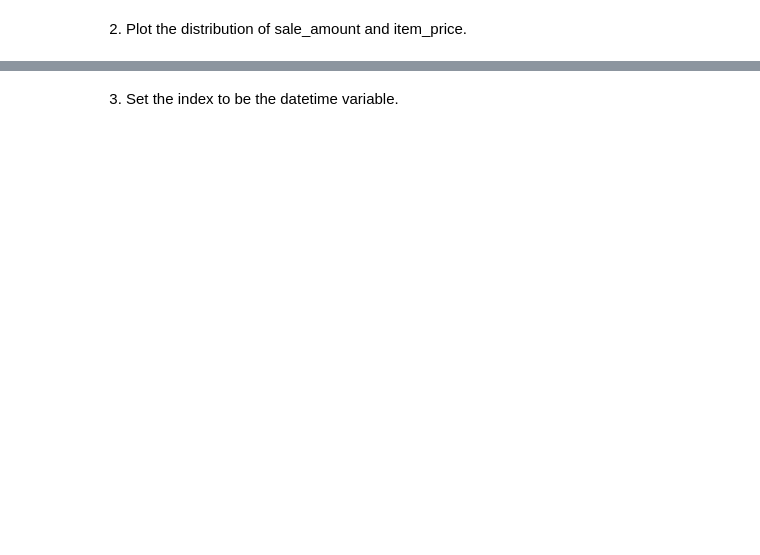
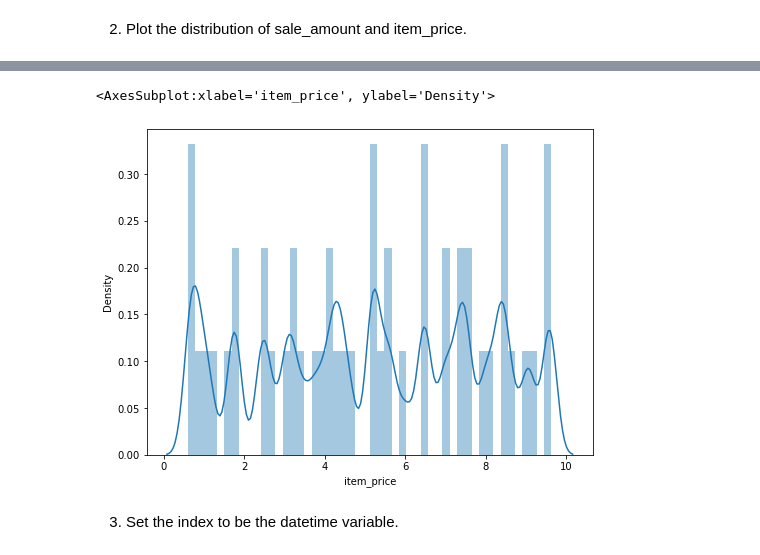
Before and after one commit to albertopuentes/time-series-exercises, a Jupyter notebook: prepare.ipynb, the cells around one changed output, grey strips where cells are left out. Cells and saved outputs as stored; diff of their text form; code cells hidden in the pictures; blank space fills up the shorter version.

```diff
--- a/prepare.ipynb
+++ b/prepare.ipynb
@@ -101,3 +105,8 @@ sns.displot(merged, y="sale_amount", x='item_price')
+# %%
+sns.distplot(merged.item_price)
+# %% [output]
+<AxesSubplot:xlabel='item_price', ylabel='Density'>
+[figure, added]
 # %% [markdown]
 3) Set the index to be the datetime variable.
 # %%
```
Also changed, not shown: parts of 25 cells of this notebook.
